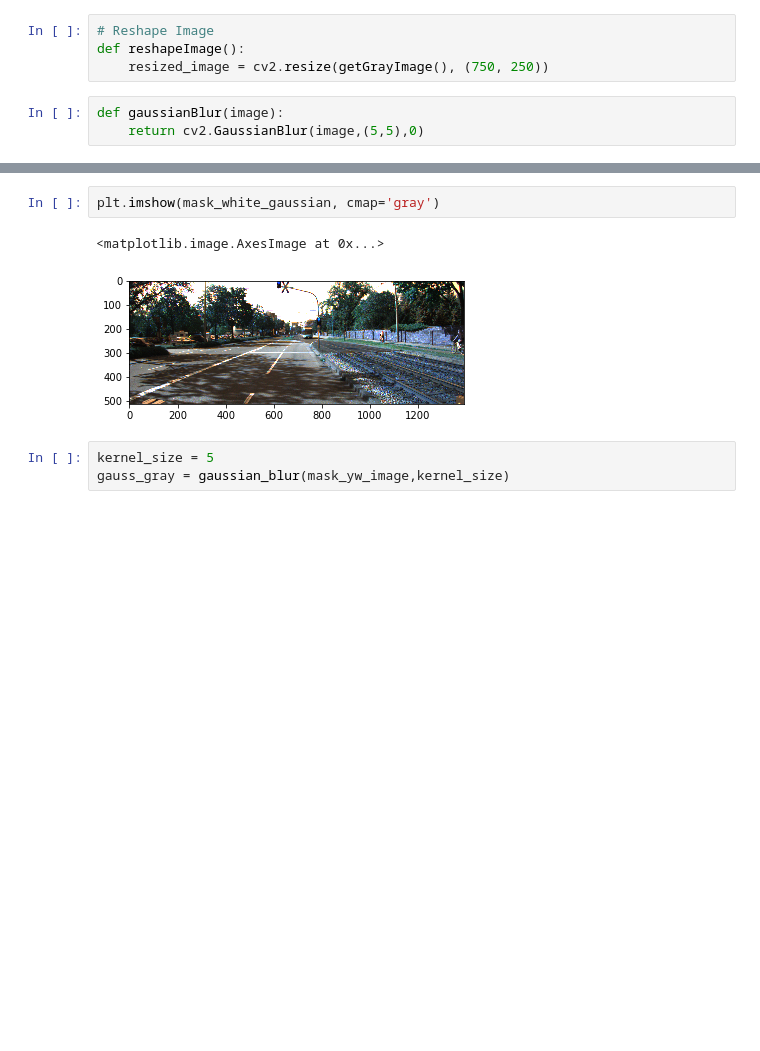
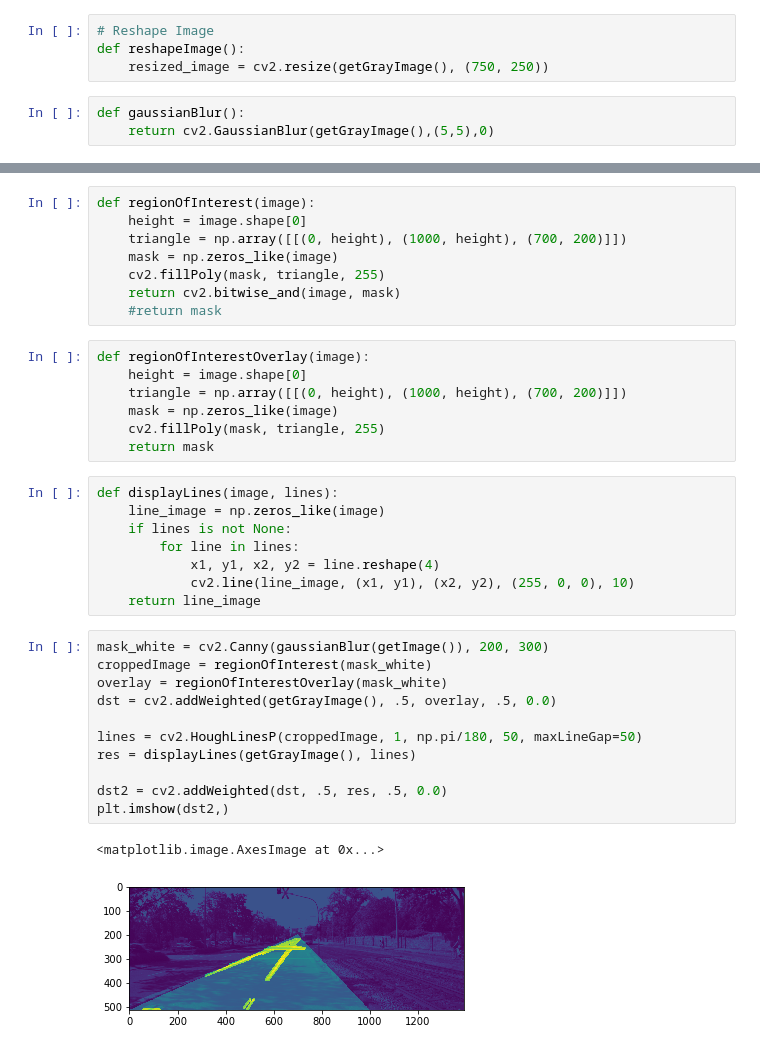
Before and after one commit to liej6799/OpenStreet, a Jupyter notebook: detection.ipynb, the cells around one changed output, grey strips where cells are left out. Cells and saved outputs as stored; diff of their text form; blank space fills up the shorter version.

Commit message:
Able to create line with openCV

```diff
--- a/detection.ipynb
+++ b/detection.ipynb
@@ -25,5 +25,5 @@ def getGrayImage():
 def reshapeImage():
     resized_image = cv2.resize(getGrayImage(), (750, 250))
 # %%
-def gaussianBlur(image):
-    return cv2.GaussianBlur(image,(5,5),0)
+def gaussianBlur():
+    return cv2.GaussianBlur(getGrayImage(),(5,5),0)
@@ -42,8 +30,37 @@ plt.imshow(mask_white_gaussian, cmap='gray')
-# %%
-plt.imshow(mask_white_gaussian, cmap='gray')
-# %% [output]
-<matplotlib.image.AxesImage at 0x...>
-[figure, removed]
-# %%
-kernel_size = 5
-gauss_gray = gaussian_blur(mask_yw_image,kernel_size)
+# %%
+def regionOfInterest(image):
+    height = image.shape[0]
+    triangle = np.array([[(0, height), (1000, height), (700, 200)]])
+    mask = np.zeros_like(image)
+    cv2.fillPoly(mask, triangle, 255)
+    return cv2.bitwise_and(image, mask)
+    #return mask
+# %%
+def regionOfInterestOverlay(image):
+    height = image.shape[0]
+    triangle = np.array([[(0, height), (1000, height), (700, 200)]])
+    mask = np.zeros_like(image)
+    cv2.fillPoly(mask, triangle, 255)
+    return mask
+# %%
+def displayLines(image, lines):
+    line_image = np.zeros_like(image)
+    if lines is not None:
+        for line in lines:
+            x1, y1, x2, y2 = line.reshape(4)
+            cv2.line(line_image, (x1, y1), (x2, y2), (255, 0, 0), 10)
+    return line_image
+# %%
+mask_white = cv2.Canny(gaussianBlur(getImage()), 200, 300)
+croppedImage = regionOfInterest(mask_white)
+overlay = regionOfInterestOverlay(mask_white)
+dst = cv2.addWeighted(getGrayImage(), .5, overlay, .5, 0.0)
+
+lines = cv2.HoughLinesP(croppedImage, 1, np.pi/180, 50, maxLineGap=50)
+res = displayLines(getGrayImage(), lines)
+
+dst2 = cv2.addWeighted(dst, .5, res, .5, 0.0)
+plt.imshow(dst2,)
+# %% [output]
+<matplotlib.image.AxesImage at 0x...>
+[figure, added]
```
Also changed, not shown: parts of 3 cells of this notebook, 2 other files.
